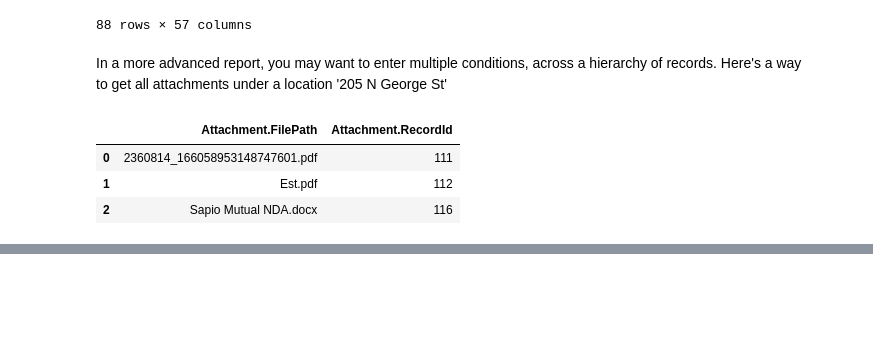
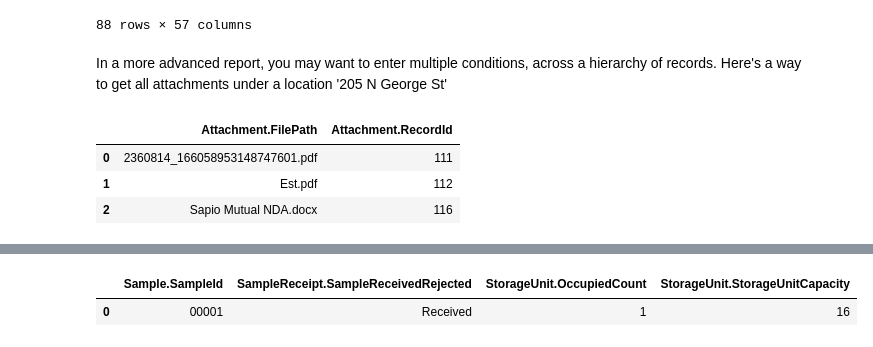
Before and after one commit to sapiosciences/sapio-py-tutorials, a Jupyter notebook: 3_custom_report.ipynb, the cells around one changed output, grey strips where cells are left out. Saved outputs shown, nothing was run; the diff lists cells and outputs as text; code cells hidden in the pictures; blank space fills up the shorter version.

```diff
--- a/3_custom_report.ipynb
+++ b/3_custom_report.ipynb
@@ -7,8 +7,8 @@ import pandas as pd
 pd.set_option('display.max_columns', 100)
 
 user = SapioUser(url="https://linux-vm:8443/webservice/api",
-                 guid="60916c2e-fe12-4d71-b7e6-f5a9e9b4d282", account_name="sapio",
-                 username="pyRestTest", password="password1", verify_ssl_cert=False)
+                 guid="3c232543-f407-4828-aae5-b33d4cd31fa7", account_name="sapio",
+                 username="pyRestTest", password="Password1!", verify_ssl_cert=False)
 customReportManager = DataMgmtServer.get_custom_report_manager(user)
 # %% [markdown]
 Custom Report API offers a way for users to send complex queries about data records across a hierarchy.
@@ -55,0 +62,14 @@ display(data_frame)
+# %%
+sample_term = RawReportTerm('Sample', 'SampleId', RawTermOperation.EQUAL_TO_OPERATOR, '00001')
+receipt_term = RawReportTerm('SampleReceipt', 'RecordId', RawTermOperation.GREATER_THAN_OPERATOR, '0')
+root_term = CompositeReportTerm(sample_term, CompositeTermOperation.AND_OPERATOR, receipt_term)
+storage_join_term = FieldCompareReportTerm('Sample', 'StorageLocationBarcode', RawTermOperation.EQUAL_TO_OPERATOR, 'StorageUnit', 'StorageUnitId')
+column_list = [ReportColumn('Sample', 'SampleId', FieldType.STRING), ReportColumn('SampleReceipt', 'SampleReceivedRejected', FieldType.PICKLIST),
+               ReportColumn('StorageUnit', 'OccupiedCount', FieldType.LONG), ReportColumn('StorageUnit', 'StorageUnitCapacity', FieldType.LONG)]
+request = CustomReportCriteria(column_list=column_list, root_term=root_term, join_list=[ExplicitJoinDefinition('StorageUnit', storage_join_term)])
+report = customReportManager.run_custom_report(request)
+data_frame = report.get_data_frame()
+display(data_frame)
+# %% [output]
+|  | Sample.SampleId | SampleReceipt.SampleReceivedRejected | StorageUnit.OccupiedCount | StorageUnit.StorageUnitCapacity |
+| 0 | 00001 | Received | 1 | 16 |
```
Also changed, not shown: parts of 1 cell of this notebook, 6 other files.
